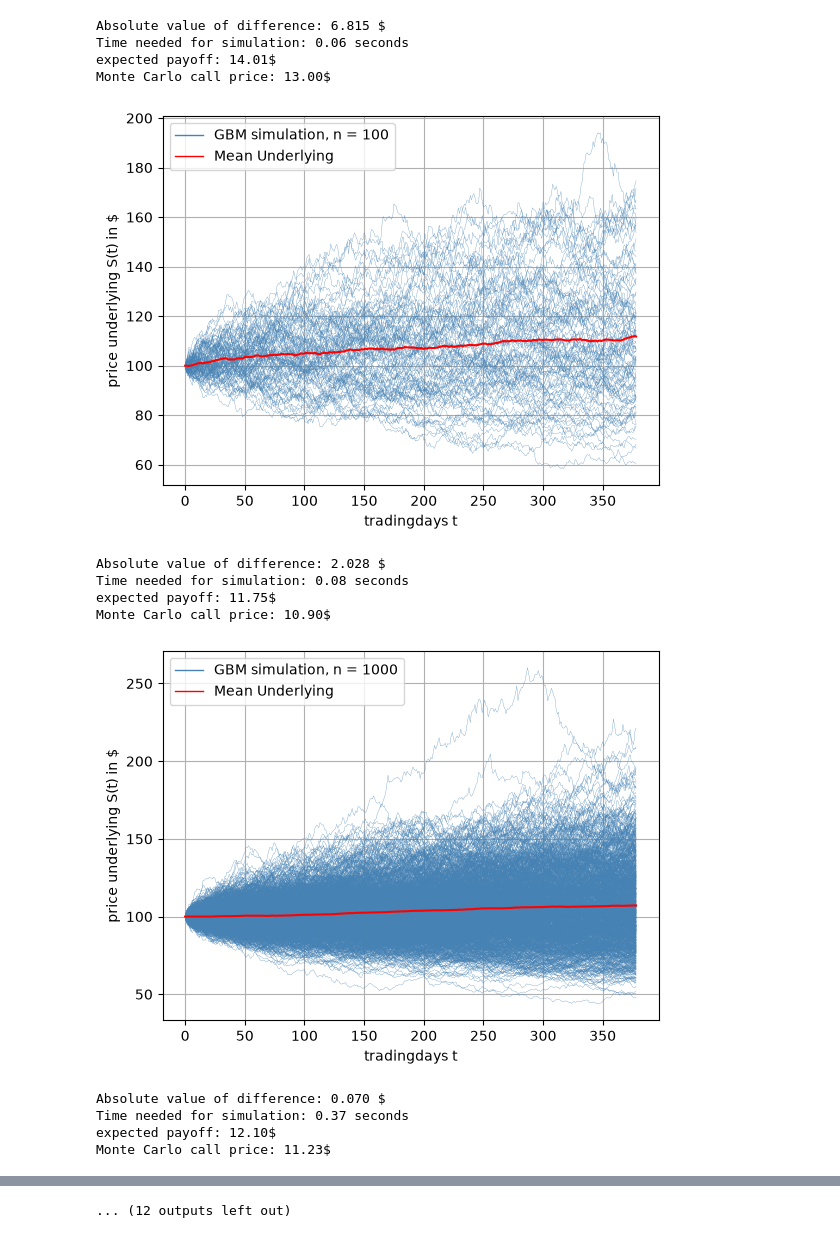
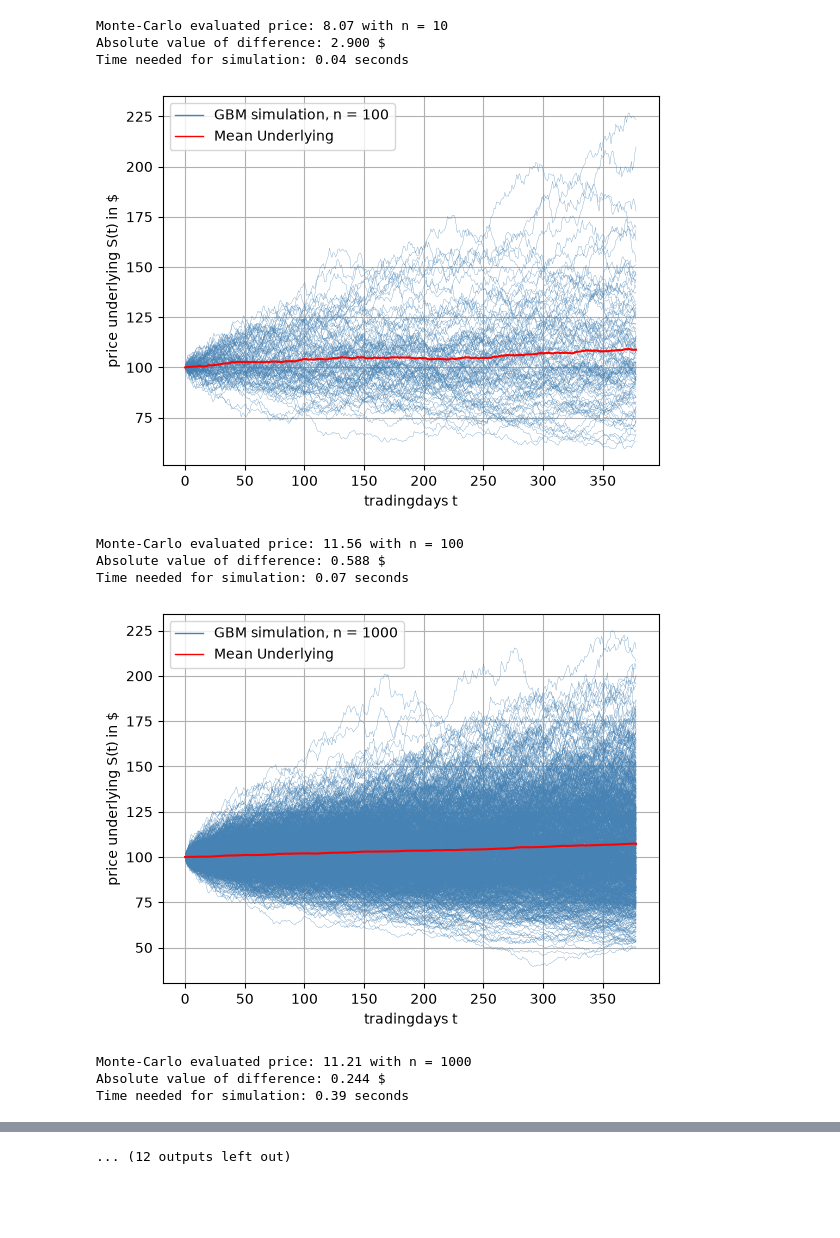
Before and after one commit to pw06/quant-finance-options-pricer, a Jupyter notebook: notebooks/notebook01.ipynb, the cells around one changed output, grey strips where cells are left out. Drawn from its saved outputs; the diff is of its cells as text; code cells hidden in the pictures; blank space fills up the shorter version.

```diff
--- a/notebooks/notebook01.ipynb
+++ b/notebooks/notebook01.ipynb
@@ -79,7 +80,8 @@ K = 105
 sigma = 0.2
 r = 0.05
 
+
 # Proof of convergence: MonteCarlo -> Black Scholes analytical solution
-tests.mc_bs_conv(S0, t, T, K, r, sigma)
+tests.mc_bs_conv(S0, t, T, K, r, sigma, show_paths = True)
 # %% [output]
 Call price via Black-Scholes: 10.97
@@ -94,14 +94,11 @@ Monte Carlo call price: 4.15$
-Absolute value of difference: 6.815 $
-Time needed for simulation: 0.06 seconds
-expected payoff: 14.01$
-Monte Carlo call price: 13.00$
+Monte-Carlo evaluated price: 8.07 with n = 10
+Absolute value of difference: 2.900 $
+Time needed for simulation: 0.04 seconds
-[figure, old version]
+[figure, new version]
-Absolute value of difference: 2.028 $
-Time needed for simulation: 0.08 seconds
-expected payoff: 11.75$
-Monte Carlo call price: 10.90$
+Monte-Carlo evaluated price: 11.56 with n = 100
+Absolute value of difference: 0.588 $
+Time needed for simulation: 0.07 seconds
-[figure, old version]
+[figure, new version]
-Absolute value of difference: 0.070 $
-Time needed for simulation: 0.37 seconds
-expected payoff: 12.10$
-Monte Carlo call price: 11.23$
+Monte-Carlo evaluated price: 11.21 with n = 1000
+Absolute value of difference: 0.244 $
+Time needed for simulation: 0.39 seconds
```
Also changed, not shown: parts of 5 cells of this notebook, 9 other files.
